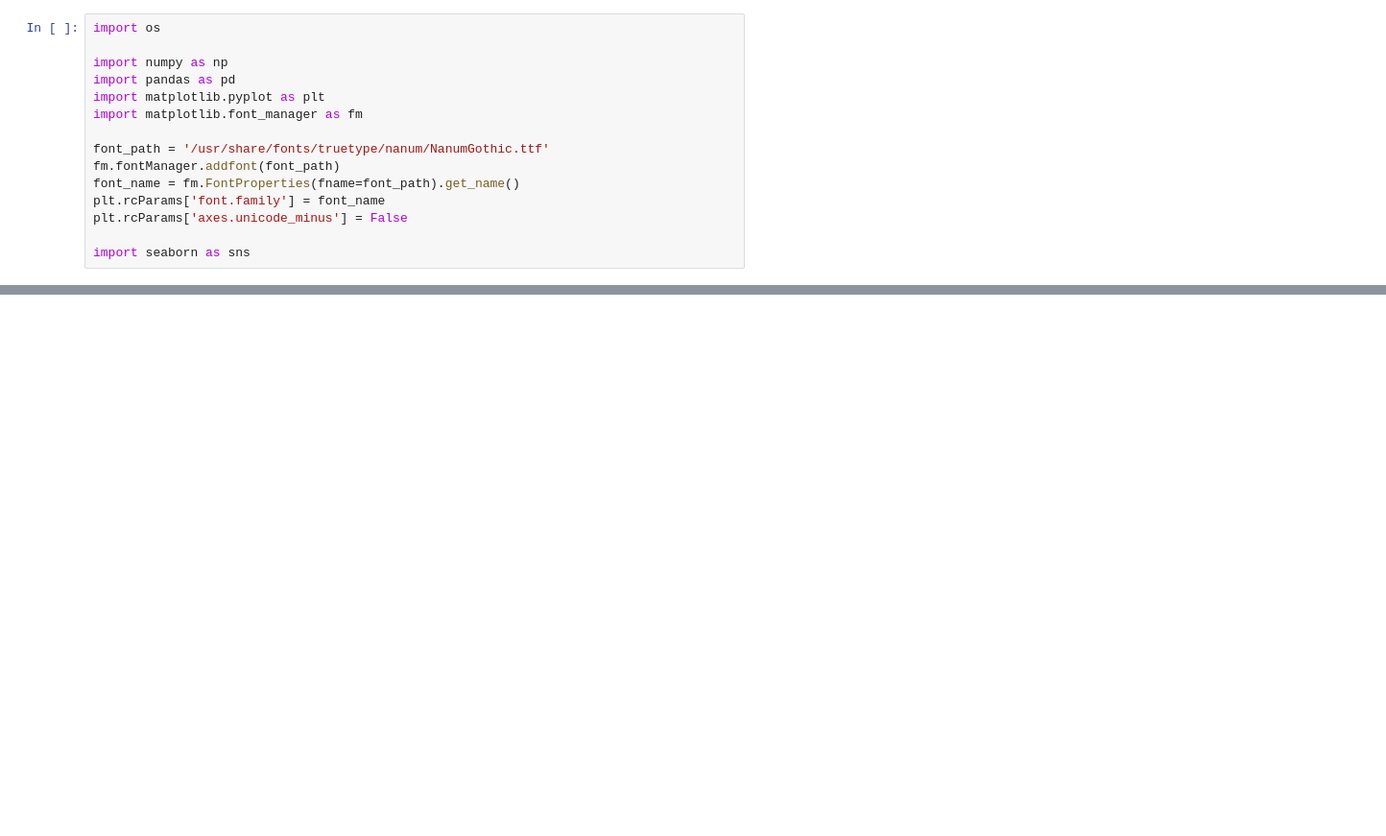
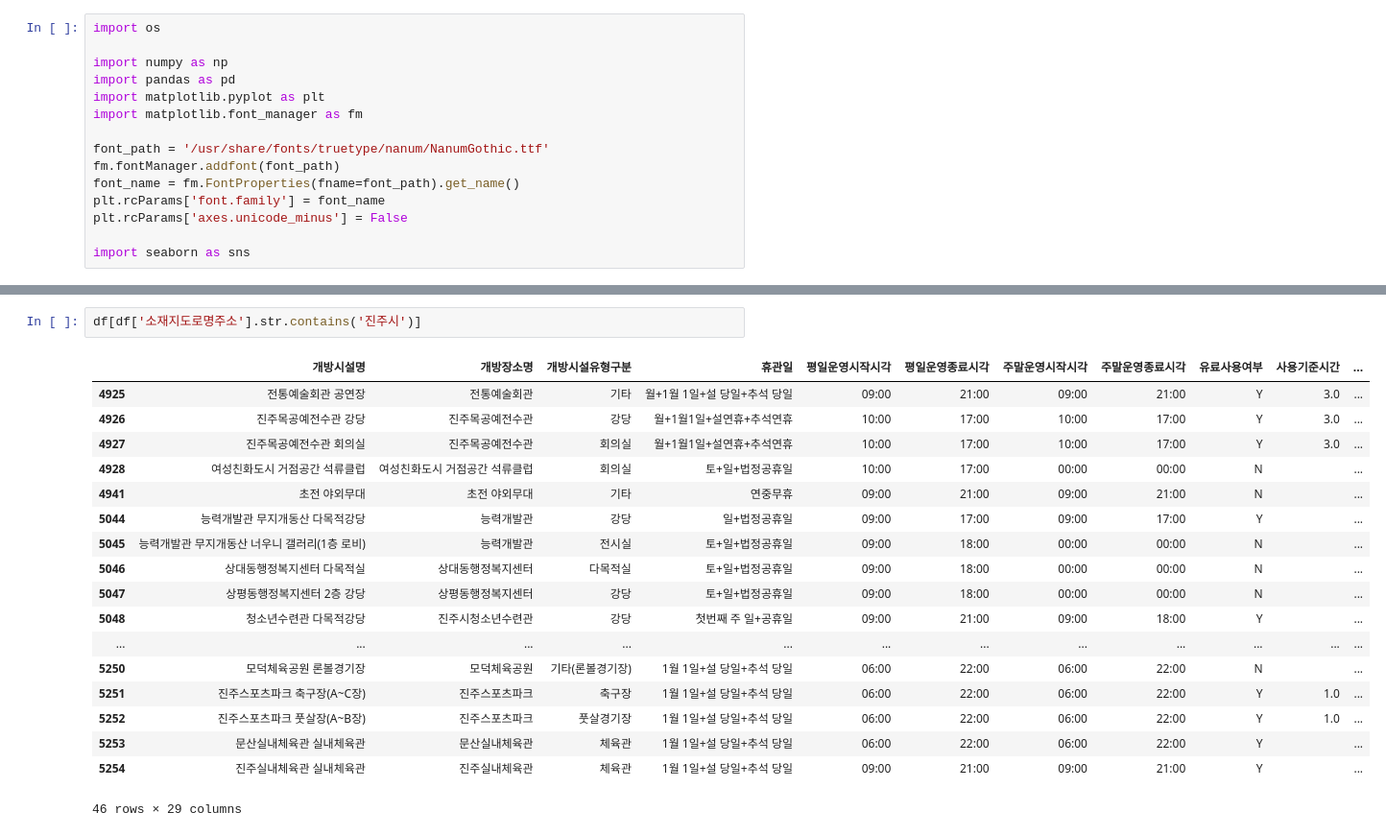
Before and after one commit to Song-Juntae/data_analysis, a Jupyter notebook: 공공기관정보/데이터센터.ipynb, the cells around one changed output, grey strips where cells are left out. Shown at 96% size. Drawn from its saved outputs; the diff is of its cells as text; blank space fills up the shorter version.

```diff
--- a/공공기관정보/데이터센터.ipynb
+++ b/공공기관정보/데이터센터.ipynb
@@ -42,0 +60,21 @@ df[df['시도'].str.contains('')]
+# %%
+df[df['소재지도로명주소'].str.contains('진주시')]
+# %% [output]
+|  | 개방시설명 | 개방장소명 | 개방시설유형구분 | 휴관일 | 평일운영시작시각 | 평일운영종료시각 | 주말운영시작시각 | 주말운영종료시각 | 유료사용여부 | 사용기준시간 | ... |
+| 4925 | 전통예술회관 공연장 | 전통예술회관 | 기타 | 월+1월 1일+설 당일+추석 당일 | 09:00 | 21:00 | 09:00 | 21:00 | Y | 3.0 | ... |
+| 4926 | 진주목공예전수관 강당 | 진주목공예전수관 | 강당 | 월+1월1일+설연휴+추석연휴 | 10:00 | 17:00 | 10:00 | 17:00 | Y | 3.0 | ... |
+| 4927 | 진주목공예전수관 회의실 | 진주목공예전수관 | 회의실 | 월+1월1일+설연휴+추석연휴 | 10:00 | 17:00 | 10:00 | 17:00 | Y | 3.0 | ... |
+| 4928 | 여성친화도시 거점공간 석류클럽 | 여성친화도시 거점공간 석류클럽 | 회의실 | 토+일+법정공휴일 | 10:00 | 17:00 | 00:00 | 00:00 | N |  | ... |
+| 4941 | 초전 야외무대 | 초전 야외무대 | 기타 | 연중무휴 | 09:00 | 21:00 | 09:00 | 21:00 | N |  | ... |
+| 5044 | 능력개발관 무지개동산 다목적강당 | 능력개발관 | 강당 | 일+법정공휴일 | 09:00 | 17:00 | 09:00 | 17:00 | Y |  | ... |
+| 5045 | 능력개발관 무지개동산 너우니 갤러리(1층 로비) | 능력개발관 | 전시실 | 토+일+법정공휴일 | 09:00 | 18:00 | 00:00 | 00:00 | N |  | ... |
+| 5046 | 상대동행정복지센터 다목적실 | 상대동행정복지센터 | 다목적실 | 토+일+법정공휴일 | 09:00 | 18:00 | 00:00 | 00:00 | N |  | ... |
+| 5047 | 상평동행정복지센터 2층 강당 | 상평동행정복지센터 | 강당 | 토+일+법정공휴일 | 09:00 | 18:00 | 00:00 | 00:00 | N |  | ... |
+| 5048 | 청소년수련관 다목적강당 | 진주시청소년수련관 | 강당 | 첫번째 주 일+공휴일 | 09:00 | 21:00 | 09:00 | 18:00 | Y |  | ... |
+| ... | ... | ... | ... | ... | ... | ... | ... | ... | ... | ... | ... |
+| 5250 | 모덕체육공원 론볼경기장 | 모덕체육공원 | 기타(론볼경기장) | 1월 1일+설 당일+추석 당일 | 06:00 | 22:00 | 06:00 | 22:00 | N |  | ... |
+| 5251 | 진주스포츠파크 축구장(A~C장) | 진주스포츠파크 | 축구장 | 1월 1일+설 당일+추석 당일 | 06:00 | 22:00 | 06:00 | 22:00 | Y | 1.0 | ... |
+| 5252 | 진주스포츠파크 풋살장(A~B장) | 진주스포츠파크 | 풋살경기장 | 1월 1일+설 당일+추석 당일 | 06:00 | 22:00 | 06:00 | 22:00 | Y | 1.0 | ... |
+| 5253 | 문산실내체육관 실내체육관 | 문산실내체육관 | 체육관 | 1월 1일+설 당일+추석 당일 | 06:00 | 22:00 | 06:00 | 22:00 | Y |  | ... |
+| 5254 | 진주실내체육관 실내체육관 | 진주실내체육관 | 체육관 | 1월 1일+설 당일+추석 당일 | 09:00 | 21:00 | 09:00 | 21:00 | Y |  | ... |
+46 rows × 29 columns
```
Also changed, not shown: parts of 5 cells of this notebook, 1 other file.
